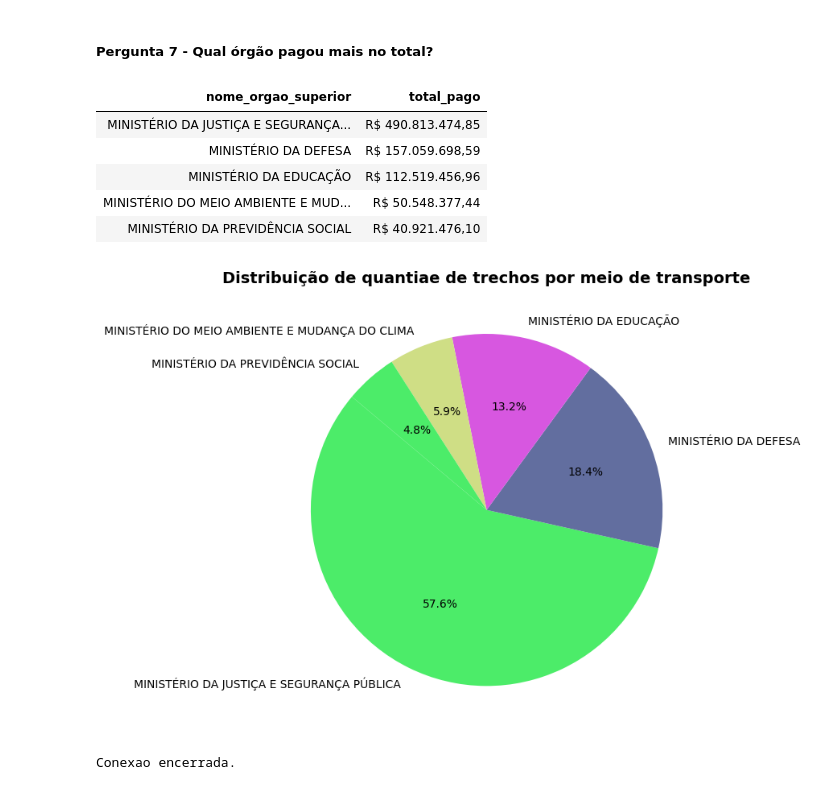
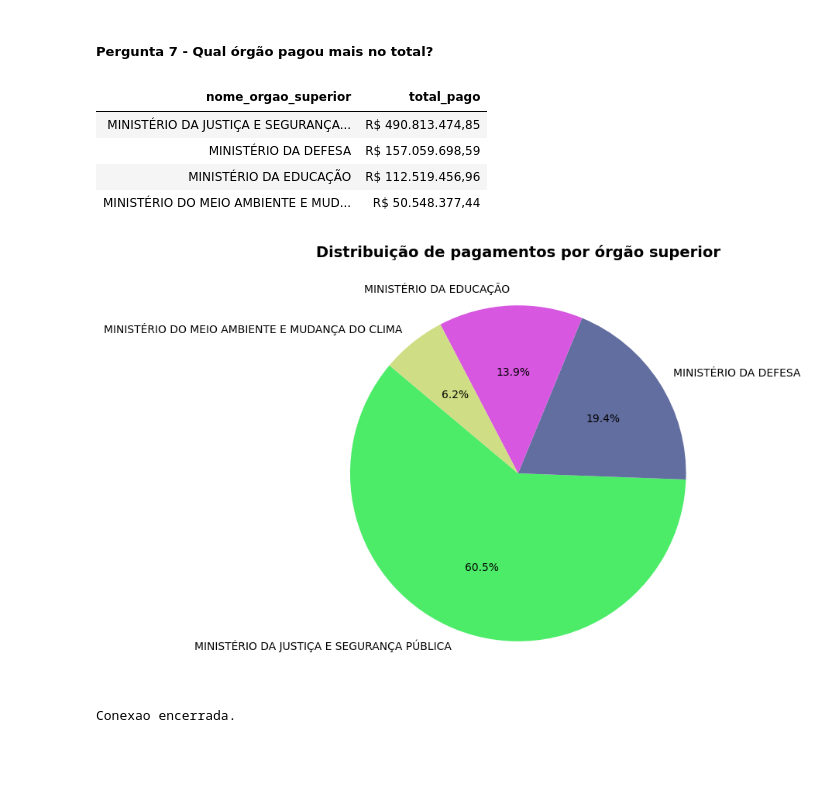
Before and after one commit to RenataFernandes-jpg/Projeto_Final, a Jupyter notebook: notebook/3_analise.ipynb, the cells around one changed output. Cells and saved outputs as stored; diff of their text form; code cells hidden in the pictures; blank space fills up the shorter version.

```diff
--- a/notebook/3_analise.ipynb
+++ b/notebook/3_analise.ipynb
@@ -181,7 +181,7 @@ plt.show()
 # %% [markdown]
 ##### Pergunta 7 - Qual órgão pagou mais no total?
 # %%
-df_gold_7 = consultar("""SELECT * FROM golden_orgao_custo limit 5;""")
+df_gold_7 = consultar("""SELECT * FROM golden_orgao_custo limit 4;""")
 df_gold_7['total_pago'] = df_gold_7['total_pago'].apply(reais)
 df_gold_7.style.hide(axis='index').set_properties(**{'text-align': 'left'})
 # %% [output]
@@ -190,28 +190,27 @@ df_gold_7.style.hide(axis='index').set_properties(**{'text-align': 'left'})
 | MINISTÉRIO DA DEFESA | R$ 157.059.698,59 |
 | MINISTÉRIO DA EDUCAÇÃO | R$ 112.519.456,96 |
 | MINISTÉRIO DO MEIO AMBIENTE E MUD... | R$ 50.548.377,44 |
-| MINISTÉRIO DA PREVIDÊNCIA SOCIAL | R$ 40.921.476,10 |
 # %%
-df_gold_ = consultar("""SELECT * FROM golden_orgao_custo limit 5;""")
+df_gold_ = consultar("""SELECT * FROM golden_orgao_custo limit 4;""")
 df_graf_7 = df_gold_.set_index('nome_orgao_superior')
 
 cores = ["#4CEC69","#626E9F","#D757E0","#CFDE85"]
 
 df_graf_7['total_pago'].plot.pie(
     y="PR_ID",
     autopct='%.1f%%',
     figsize=(8, 6),
     colors=cores,
     startangle=140,
     legend=False
 )
 
-plt.title('Distribuição de quantiae de trechos por meio de transporte', fontsize=14, fontweight='bold')
+plt.title('Distribuição de pagamentos por órgão superior', fontsize=14, fontweight='bold')
 plt.ylabel('')
 plt.tight_layout()
 plt.show()
 # %% [output]
-[figure, old version]
+[figure, new version]
 # %%
 # Encerra a conexao com o banco
 conexao.close()
```
Also changed, not shown: parts of 2 cells of this notebook.
